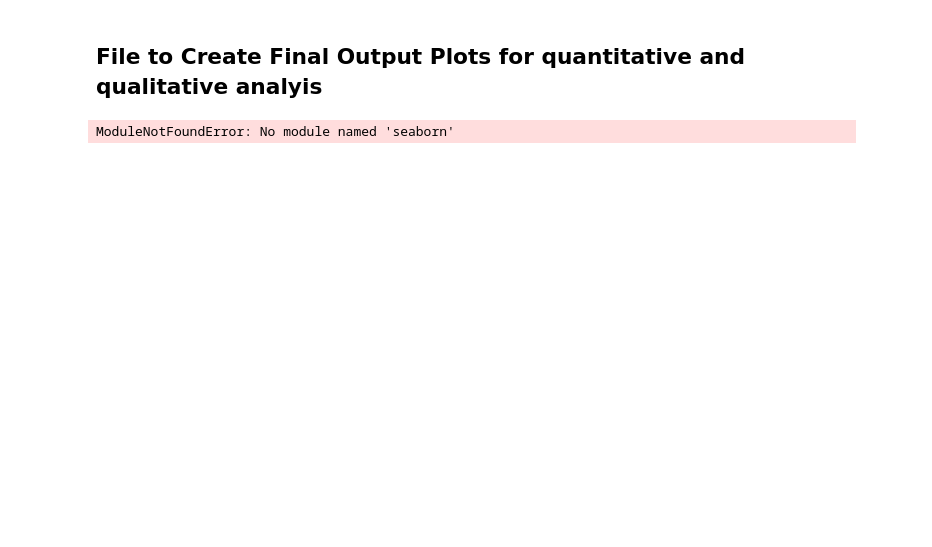
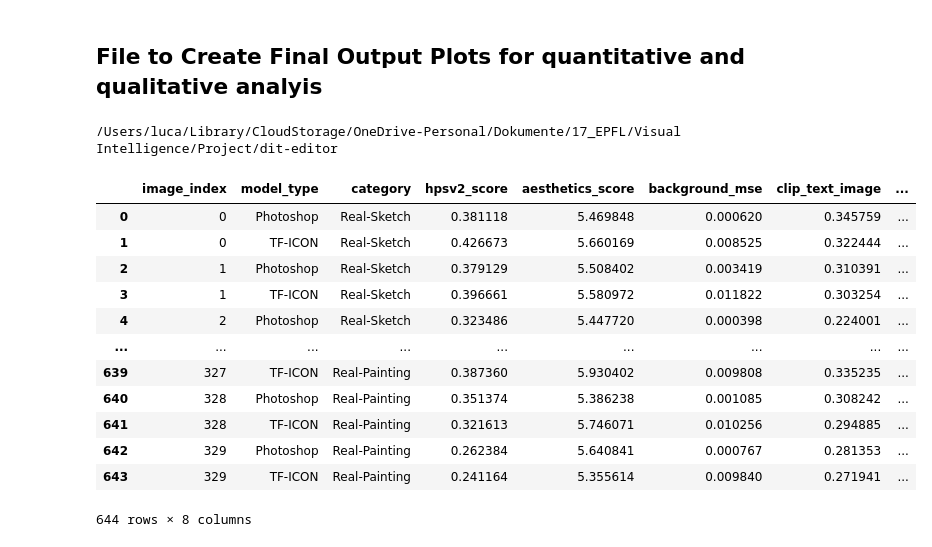
Before and after one commit to antoniomari/dit-editor, a Jupyter notebook: notebooks/create_output_plots.ipynb, the cells around one changed output. Saved outputs shown, nothing was run; the diff lists cells and outputs as text; code cells hidden in the pictures; blank space fills up the shorter version.

```diff
--- a/notebooks/create_output_plots.ipynb
+++ b/notebooks/create_output_plots.ipynb
@@ -1,14 +1,31 @@
 # %% [markdown]
 ## File to Create Final Output Plots for quantitative and qualitative analyis
 # %%
-import seaborn
+import seaborn as sns
 import matplotlib.pyplot as plt
 import pandas as pd
 import numpy as np
 import os
+
+os.chdir("..")
+print(os.getcwd())
 # %% [output]
-ModuleNotFoundError: No module named 'seaborn'
+/Users/luca/Library/CloudStorage/OneDrive-Personal/Dokumente/17_EPFL/Visual Intelligence/Project/dit-editor
 # %%
 # load scores
-
 scores = pd.read_csv('scores.csv')
+scores
+# %% [output]
+|  | image_index | model_type | category | hpsv2_score | aesthetics_score | background_mse | clip_text_image | ... |
+| 0 | 0 | Photoshop | Real-Sketch | 0.381118 | 5.469848 | 0.000620 | 0.345759 | ... |
+| 1 | 0 | TF-ICON | Real-Sketch | 0.426673 | 5.660169 | 0.008525 | 0.322444 | ... |
+| 2 | 1 | Photoshop | Real-Sketch | 0.379129 | 5.508402 | 0.003419 | 0.310391 | ... |
+| 3 | 1 | TF-ICON | Real-Sketch | 0.396661 | 5.580972 | 0.011822 | 0.303254 | ... |
+| 4 | 2 | Photoshop | Real-Sketch | 0.323486 | 5.447720 | 0.000398 | 0.224001 | ... |
+| ... | ... | ... | ... | ... | ... | ... | ... | ... |
+| 639 | 327 | TF-ICON | Real-Painting | 0.387360 | 5.930402 | 0.009808 | 0.335235 | ... |
+| 640 | 328 | Photoshop | Real-Painting | 0.351374 | 5.386238 | 0.001085 | 0.308242 | ... |
+| 641 | 328 | TF-ICON | Real-Painting | 0.321613 | 5.746071 | 0.010256 | 0.294885 | ... |
+| 642 | 329 | Photoshop | Real-Painting | 0.262384 | 5.640841 | 0.000767 | 0.281353 | ... |
+| 643 | 329 | TF-ICON | Real-Painting | 0.241164 | 5.355614 | 0.009840 | 0.271941 | ... |
+644 rows × 8 columns
```
Also changed, not shown: parts of 19 cells of this notebook.
